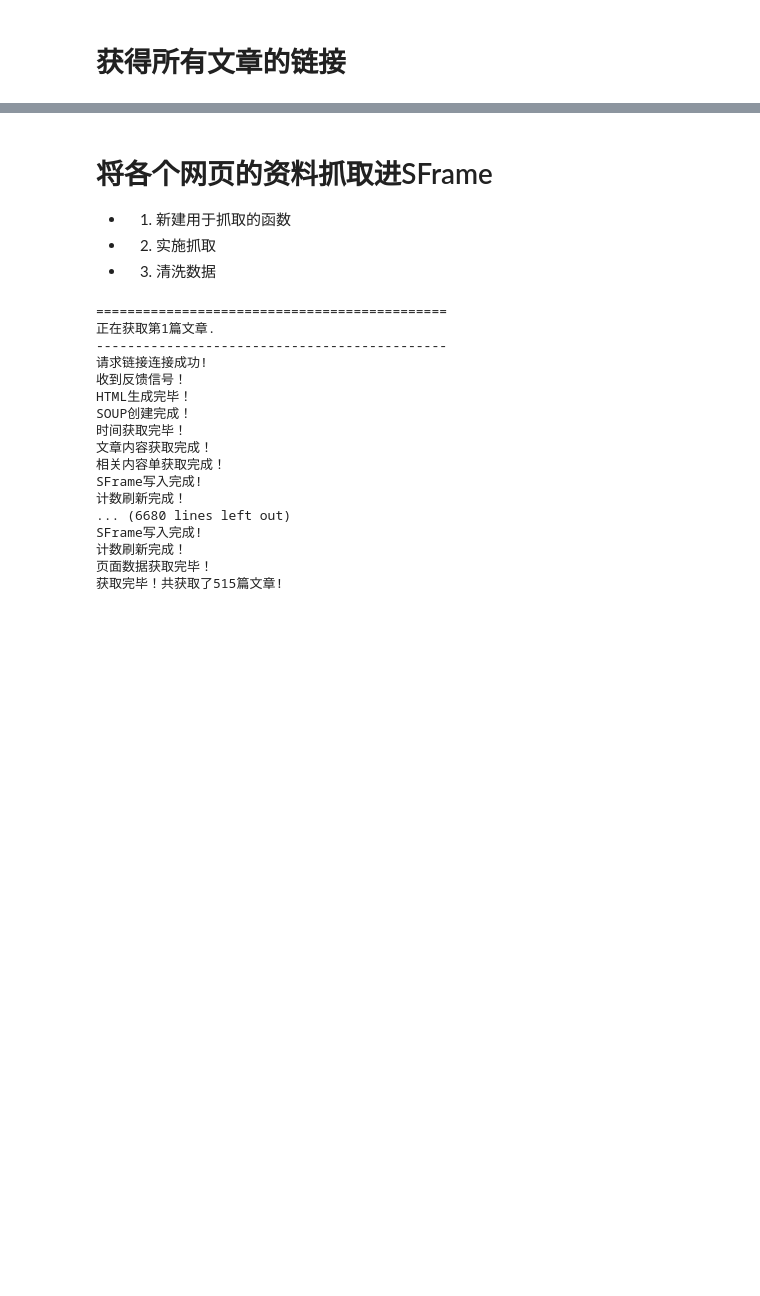
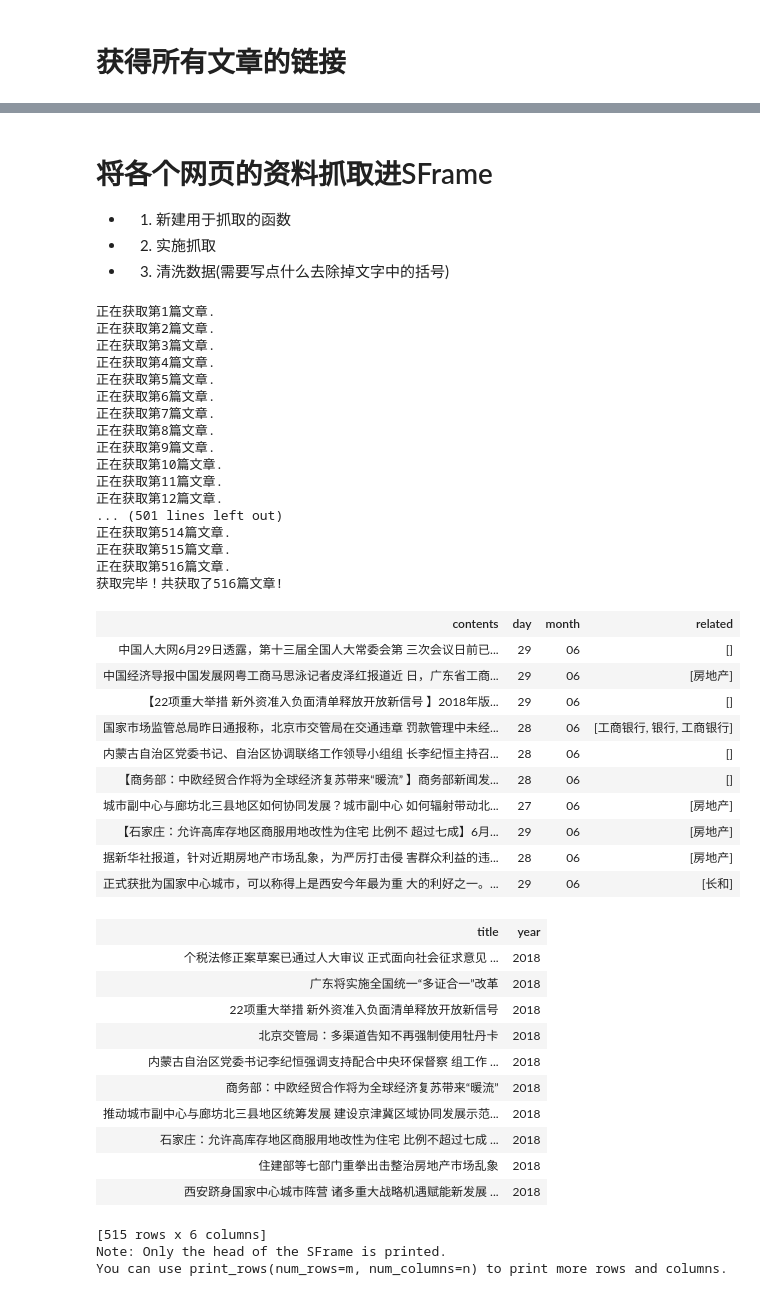
Before and after one commit to wu-hongjun/Eastmoney-Crawler, a Jupyter notebook: DataAnalyzer/DataAnalyzer.ipynb, the cells around one changed output, grey strips where cells are left out. Saved outputs shown, nothing was run; the diff lists cells and outputs as text; code cells hidden in the pictures; blank space fills up the shorter version.

```diff
--- a/DataAnalyzer/DataAnalyzer.ipynb
+++ b/DataAnalyzer/DataAnalyzer.ipynb
@@ -109,11 +114,11 @@ print('---------------------------------------------')
 # 将各个网页的资料抓取进SFrame
 * 1. 新建用于抓取的函数
 * 2. 实施抓取
-* 3. 清洗数据
+* 3. 清洗数据(需要写点什么去除掉文字中的括号)
 # %%
 # 清洗数据的词库
 banned_info = ['责任编辑','原标题']
-banned_words = ['摘要\n', '\n', '\r','\u3000','（中国新闻网）','（来源：第一财经）']
+banned_words = ['摘要\n', '\n', '\r','\u3000','（中国新闻网）','（来源：第一财经）','以下简称']
 # %%
 # 抓取新闻URL函数
 def collectNews(news, url, counter):
@@ -182,30 +187,61 @@ news = tc.SFrame({'year':['0000'],'month':['00'],'day':['00'],'title':['Null Tit
 
 # 下载数据
 for each_article in urllist:
-    print('=============================================')
+    # print('=============================================')
     print('正在获取第' + str(counter) + '篇文章.')
-    print('---------------------------------------------')
+    # print('---------------------------------------------')
     news = collectNews(news, each_article, counter)
     counter += 1
 
 print('获取完毕！共获取了' + str(total) + '篇文章!')
 # %% [output]
-=============================================
 正在获取第1篇文章.
----------------------------------------------
-请求链接连接成功!
-收到反馈信号！
-HTML生成完毕！
-SOUP创建完成！
-时间获取完毕！
-文章内容获取完成！
-相关内容单获取完成！
-SFrame写入完成!
-计数刷新完成！
-... (6680 lines left out)
-SFrame写入完成!
-计数刷新完成！
-页面数据获取完毕！
-获取完毕！共获取了515篇文章!
+正在获取第2篇文章.
+正在获取第3篇文章.
+正在获取第4篇文章.
+正在获取第5篇文章.
+正在获取第6篇文章.
+正在获取第7篇文章.
+正在获取第8篇文章.
+正在获取第9篇文章.
+正在获取第10篇文章.
+正在获取第11篇文章.
+正在获取第12篇文章.
+... (501 lines left out)
+正在获取第514篇文章.
+正在获取第515篇文章.
+正在获取第516篇文章.
+获取完毕！共获取了516篇文章!
+# %%
+# 删除占位符
+news_clean = news[1:len(news['title'])]
+news = news_clean
+news
+# %% [output]
+| contents | day | month | related |
+| 中国人大网6月29日透露，第十三届全国人大常委会第 三次会议日前已... | 29 | 06 | [] |
+| 中国经济导报中国发展网粤工商马思泳记者皮泽红报道近 日，广东省工商... | 29 | 06 | [房地产] |
+| 【22项重大举措 新外资准入负面清单释放开放新信号 】2018年版... | 29 | 06 | [] |
+| 国家市场监管总局昨日通报称，北京市交管局在交通违章 罚款管理中未经... | 28 | 06 | [工商银行, 银行, 工商银行] |
+| 内蒙古自治区党委书记、自治区协调联络工作领导小组组 长李纪恒主持召... | 28 | 06 | [] |
+| 【商务部：中欧经贸合作将为全球经济复苏带来“暖流” 】商务部新闻发... | 28 | 06 | [] |
+| 城市副中心与廊坊北三县地区如何协同发展？城市副中心 如何辐射带动北... | 27 | 06 | [房地产] |
+| 【石家庄：允许高库存地区商服用地改性为住宅 比例不 超过七成】6月... | 29 | 06 | [房地产] |
+| 据新华社报道，针对近期房地产市场乱象，为严厉打击侵 害群众利益的违... | 28 | 06 | [房地产] |
+| 正式获批为国家中心城市，可以称得上是西安今年最为重 大的利好之一。... | 29 | 06 | [长和] |
+| title | year |
+| 个税法修正案草案已通过人大审议 正式面向社会征求意见 ... | 2018 |
+| 广东将实施全国统一“多证合一”改革 | 2018 |
+| 22项重大举措 新外资准入负面清单释放开放新信号 | 2018 |
+| 北京交管局：多渠道告知不再强制使用牡丹卡 | 2018 |
+| 内蒙古自治区党委书记李纪恒强调支持配合中央环保督察 组工作 ... | 2018 |
+| 商务部：中欧经贸合作将为全球经济复苏带来“暖流” | 2018 |
+| 推动城市副中心与廊坊北三县地区统筹发展 建设京津冀区域协同发展示范... | 2018 |
+| 石家庄：允许高库存地区商服用地改性为住宅 比例不超过七成 ... | 2018 |
+| 住建部等七部门重拳出击整治房地产市场乱象 | 2018 |
+| 西安跻身国家中心城市阵营 诸多重大战略机遇赋能新发展 ... | 2018 |
+[515 rows x 6 columns]
+Note: Only the head of the SFrame is printed.
+You can use print_rows(num_rows=m, num_columns=n) to print more rows and columns.
 # %%
 # 检测数据清洗效果
```
Also changed, not shown: parts of 9 cells of this notebook, 6 other files.
